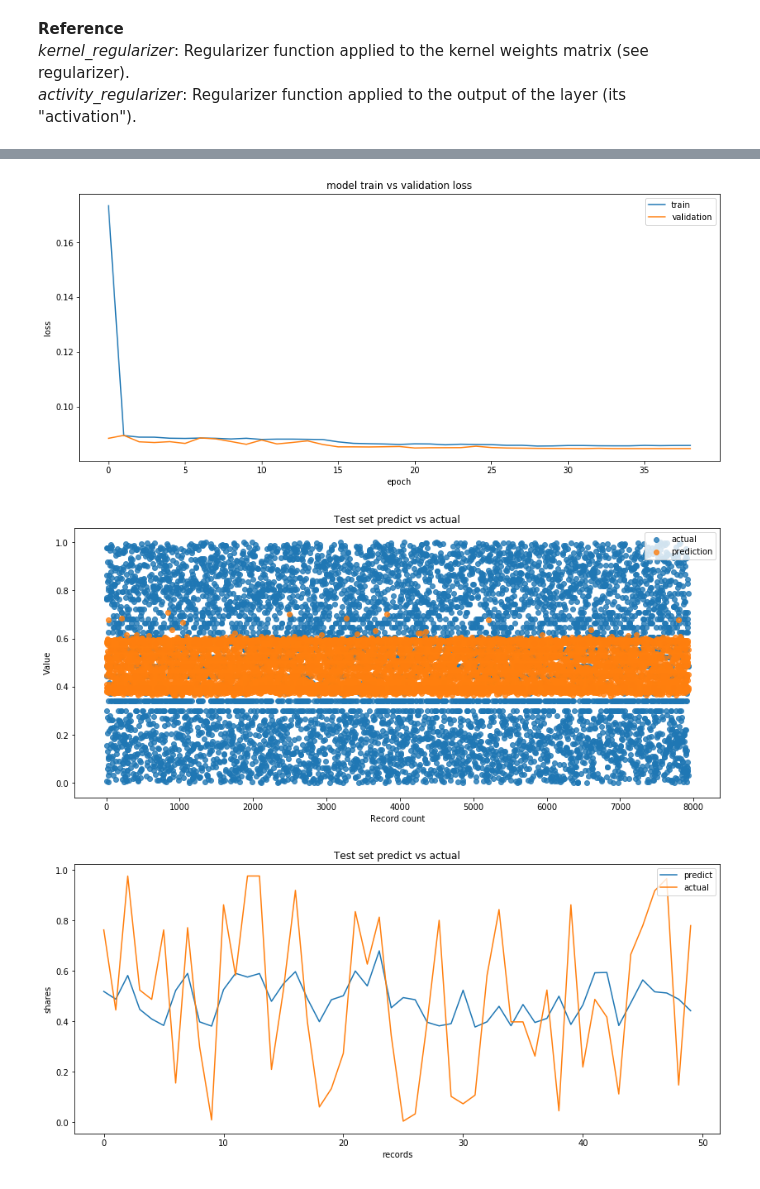
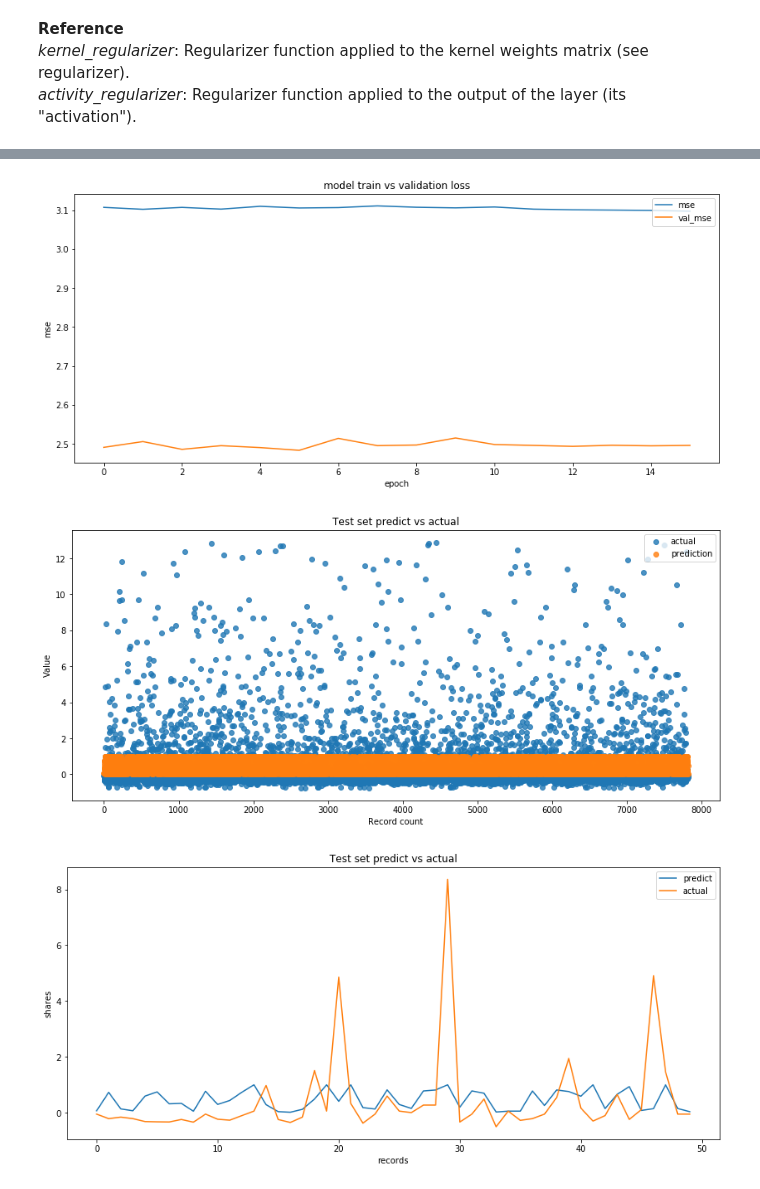
Before and after one commit to Niellai/online_news_popularity, a Jupyter notebook: regression_mlp.ipynb, the cells around one changed output, grey strips where cells are left out. Saved outputs shown, nothing was run; the diff lists cells and outputs as text; code cells hidden in the pictures.

Commit message:
Update to both RBF and MLP
Uses PCA to reduce dimensionality, to get better result

```diff
--- a/regression_mlp.ipynb
+++ b/regression_mlp.ipynb
@@ -99,11 +148,14 @@ def reject_outliers(dataset, labels, m=50):
 # Dataset if normalize using MinMaxScaler
 dataset = []
 labels = []
-dataset, labels = load_dataset(is_normalize=True, is_remove_outlier=True)
+dataset, labels = load_dataset(is_normalize=True, is_remove_outlier=True, select_top=20)
 print('Dataset shape: {0}, Labels: {1}'.format(dataset.shape, labels.shape))
 
-x_train, x_test, y_train, y_test = train_test_split(dataset, labels, test_size=0.2, shuffle=True, random_state=42)
+x_train, x_test, y_train, y_test = train_test_split(dataset, labels, test_size=0.2, shuffle=False, random_state=42)
 print("x_train: {0}, y_train: {1}".format(x_train.shape, y_train.shape))
 print("x_test: {0}, y_test: {1}".format(x_test.shape, y_test.shape))
+
+# print(dataset[1])
+# print(labels[:-10])
 # %% [output]
 Data is normalize
@@ -149,10 +177,0 @@ labels = np.array(labels).reshape(len(labels), 1)
-# %%
-scaler = preprocessing.StandardScaler()
-dataset = scaler.fit_transform(dataset)
-
-scaler = preprocessing.StandardScaler()
-labels = scaler.fit_transform(labels)
-
-x_train, x_test, y_train, y_test = train_test_split(dataset, labels, test_size=0.2, shuffle=True, random_state=42)
-print("x_train: {0}, y_train: {1}".format(x_train.shape, y_train.shape))
-print("x_test: {0}, y_test: {1}".format(x_test.shape, y_test.shape))
@@ -216,9 +231,7 @@ l2_kernal = 0.001
 # model.add(Dense(1, activation='sigmoid'))
 
 model = Sequential()
-model.add(Dense(1024, input_dim=30, activation='relu', kernel_regularizer=regularizers.l2(l2_kernal)))
-model.add(Dropout(0.5))
-model.add(Dense(512, activation='relu', kernel_regularizer=regularizers.l2(l2_kernal)))
+model.add(Dense(512, input_dim=20, activation='relu', kernel_regularizer=regularizers.l2(l2_kernal)))
 model.add(Dropout(0.5))
 model.add(Dense(256, activation='relu', kernel_regularizer=regularizers.l2(l2_kernal)))
 model.add(Dropout(0.5))
@@ -279,9 +292,9 @@ reduce_lr = ReduceLROnPlateau(monitor='val_loss',
                               min_lr=0.00001,
                               verbose=1)
 
-history = model.fit(x_train, y_train,
-                      epochs=50,
-                      validation_data=(x_test, y_test),
-                      callbacks=[early_stop, checkpoint, reduce_lr],
-                      verbose=1)
+# history = model.fit(x_train, y_train,
+#                       epochs=50,
+#                       validation_data=(x_test, y_test),
+#                       callbacks=[early_stop, checkpoint, reduce_lr],
+#                       verbose=1)
 # %% [output]
@@ -325,7 +338,7 @@ print('predict median {0}'.format(np.median(y_pred)))
 print()
 print("{0}: {1}".format(model.metrics_names[0], round(scores[0], 6)))
 print("{0}: {1}".format(model.metrics_names[1], round(scores[1], 6)))
-print('root_mse {0}'.format(round(root_mse, 6)))
+print('root_mse: {0}'.format(round(root_mse, 6)))
 print('explained_variance_score: {0}'.format(round(var_score, 6)))
 print('mean_absolute_error: {0}'.format(round(mean_abs_error, 6)))
 print('mean_squared_log_error: {0}'.format(round(mean_sqare_log_error, 6)))
@@ -338,12 +351,12 @@ print('r2_score: {0}'.format(round(r2, 6)))
 # plt.show()
 
 plt.figure(figsize=(14,6))
-plt.plot(history.history['loss'])
-plt.plot(history.history['val_loss'])
+plt.plot(history.history['mean_squared_error'])
+plt.plot(history.history['val_mean_squared_error'])
 plt.title('model train vs validation loss')
-plt.ylabel('loss')
+plt.ylabel('mse')
 plt.xlabel('epoch')
-plt.legend(['train', 'validation'], loc='upper right')
+plt.legend(['mse', 'val_mse'], loc='upper right')
 plt.show()
 
 plt.figure(figsize=(14,6))
@@ -365,7 +378,4 @@ plt.ylabel('shares')
 plt.xlabel('records')
 plt.legend(['predict', 'actual'], loc='upper right', borderaxespad=0.5)
 plt.show()
-
-print(y_test[:10])
-print(y_pred[:10])
 # %% [output]
@@ -388,3 +398,3 @@ r2_score: -10.665494
-[figure, old version]
+[figure, new version]
-[figure, old version]
+[figure, new version]
-[figure, old version]
+[figure, new version]
```
Also changed, not shown: parts of 11 cells of this notebook, 5 other files.
